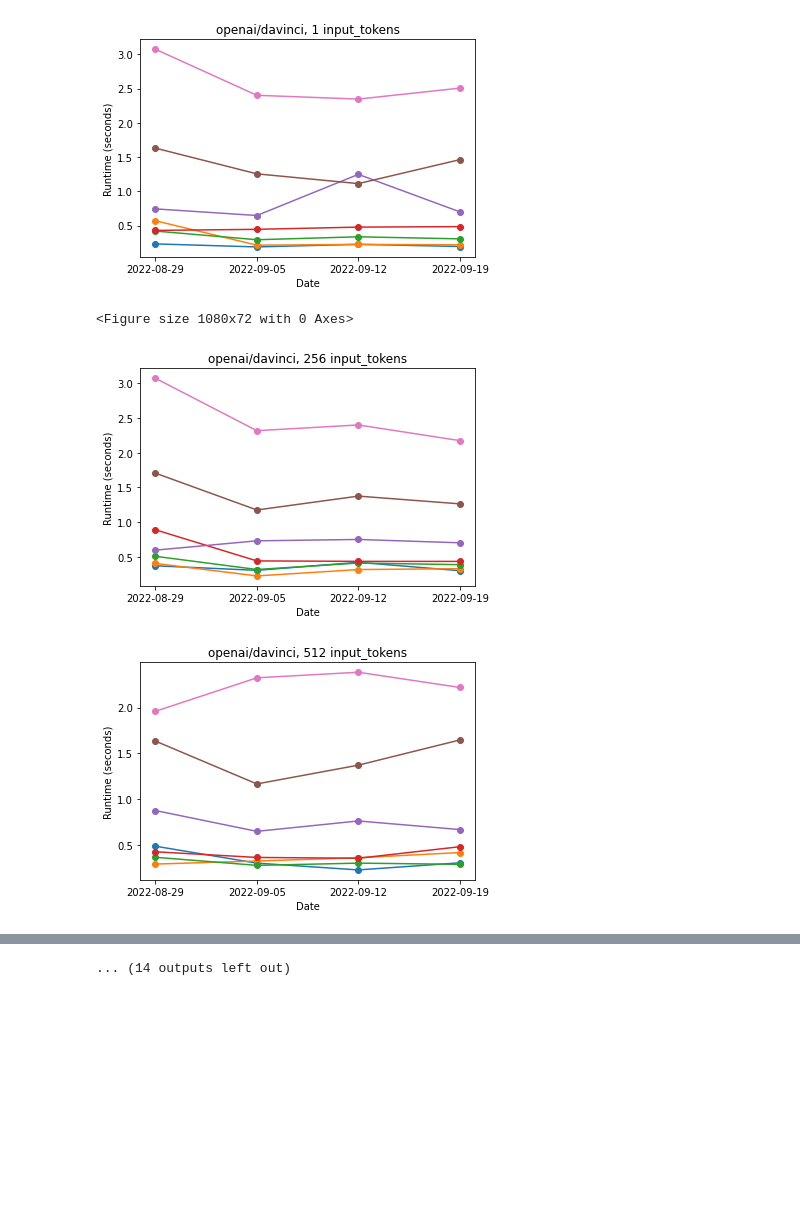
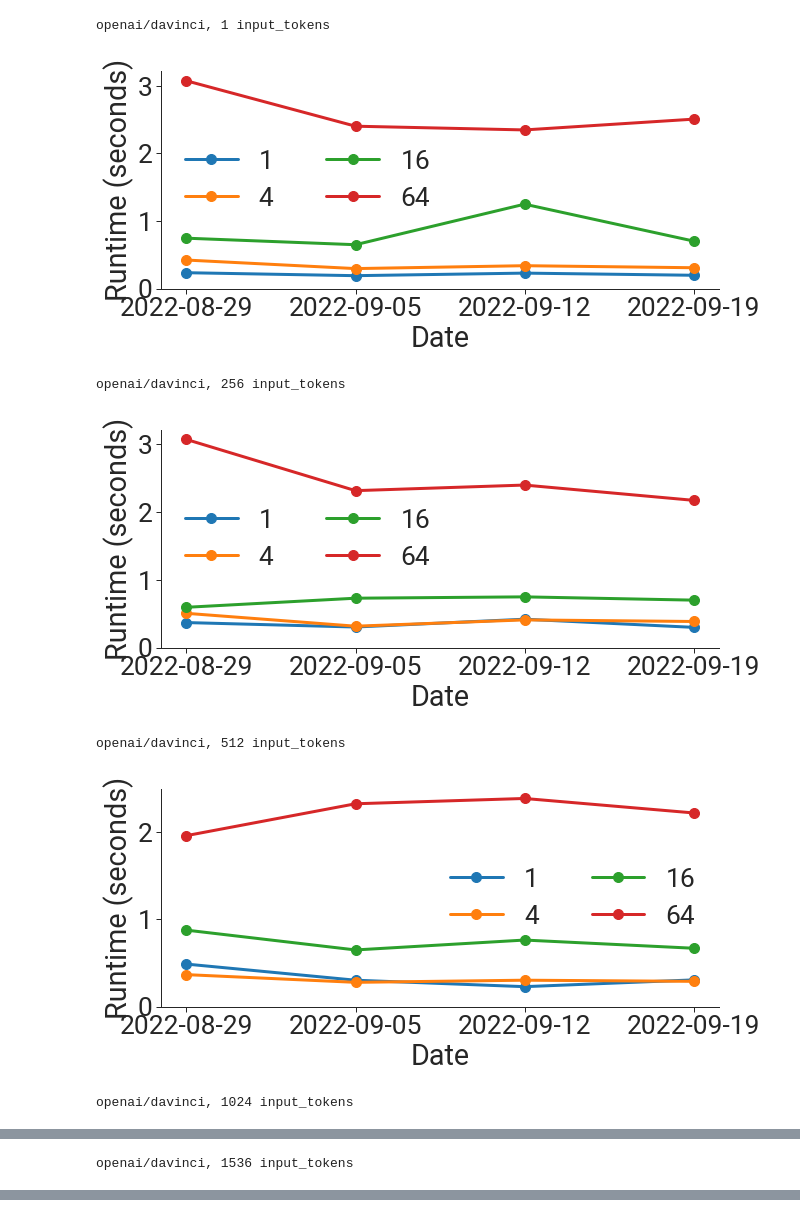
Before and after one commit to stanford-crfm/helm-efficiency, a Jupyter notebook: notebooks/track_runtimes_over_time.ipynb, the cells around one changed output, grey strips where cells are left out. Cells and saved outputs as stored; diff of their text form; code cells hidden in the pictures; blank space fills up the shorter version.

Commit message:
Unify plot styles

```diff
--- a/notebooks/track_runtimes_over_time.ipynb
+++ b/notebooks/track_runtimes_over_time.ipynb
@@ -10,5 +15,5 @@ import numpy as np
 # %%
-OUTPUT_PATH = "/lfs/1/keshav2/benchmarking/benchmark_output/runs/openai_runtimes_over_time"
+OUTPUT_PATH = "../benchmark_output/runs/openai_runtimes_over_time"
 # %%
 def get_per_instance_runtimes(per_instance_metrics):
     runtimes = []
@@ -46,52 +51,53 @@ for metric_dir in metric_dirs:
         per_instance_runtimes = [None]
     data[model][num_input_tokens][num_output_tokens][date] = per_instance_runtimes
 # %%
-legend = True
 for model in data:
     for num_input_tokens in sorted(data[model].keys()):
-        fig = pylab.figure()
-        if legend:
-            figlegend = pylab.figure(figsize=(15, 1))
-        ax = fig.add_subplot(111)
+        plt.figure(figsize=(10, 4))
+
         lines = []
         labels = []
-        for num_output_tokens in sorted(data[model][num_input_tokens].keys()):
+        for num_output_tokens in [1, 4, 16, 64]:
             dates = sorted(data[model][num_input_tokens][num_output_tokens].keys())
             runtimes = [
                 np.min(data[model][num_input_tokens][num_output_tokens][date])
                 for date in dates
             ]
-            label = f"{num_output_tokens} output tokens"
+            label = f"{num_output_tokens}"
             lines.append(
-                ax.plot(list(range(len(dates))), runtimes, label=label, marker="o")[0]
+                plt.plot(list(range(len(dates))), runtimes, label=label, marker="o")[0]
             )
             labels.append(label)
-            ax.set_xticks(list(range(len(dates))))
-            ax.set_xticklabels([str(date.date()) for date in dates])
-            ax.set_xlabel("Date")
-            ax.set_ylabel("Runtime (seconds)")
+        plt.xticks(list(range(len(dates))), [str(date.date()) for date in dates])
+        plt.xlabel("Date")
+        plt.ylabel("Runtime (seconds)")
+        plt.ylim(0, None)
 
-        if legend:
-            figlegend.legend(
-                lines,
-                labels,
-                loc="center",
-                frameon=False,
-                ncol=1,
-                columnspacing=None,
-                labelspacing=None,
-            )
-            legend = False
+        plt.legend(
+            lines,
+            labels,
+            loc="best",
+            frameon=False,
+            ncol=2,
+            columnspacing=None,
+            labelspacing=None,
+        )
 
-        ax.set_title(f"{model}, {num_input_tokens} input_tokens")
+        print(f"{model}, {num_input_tokens} input_tokens")
+        sns.despine()
 
         plt.savefig(
-            (f"/lfs/1/keshav2/benchmarking_efficiency/figures/runtimes_over_time/"
+            (f"../figures/runtimes_over_time/"
              f"model={model.replace('/', '_')},num_prompt_tokens={num_input_tokens}.pdf"),
             bbox_inches="tight",
         )
+
+        plt.show()
 # %% [output]
+openai/davinci, 1 input_tokens
-[figure, old version]
+[figure, new version]
-<Figure size 1080x72 with 0 Axes>
+openai/davinci, 256 input_tokens
-[figure, old version]
+[figure, new version]
+openai/davinci, 512 input_tokens
-[figure, old version]
+[figure, new version]
+openai/davinci, 1024 input_tokens
@@ -98,0 +105 @@ for model in data:
+openai/davinci, 1536 input_tokens
@@ -106 +108,0 @@ for model in data:
-... (14 outputs left out)
```
Also changed, not shown: parts of 2 cells of this notebook, 26 other files.
